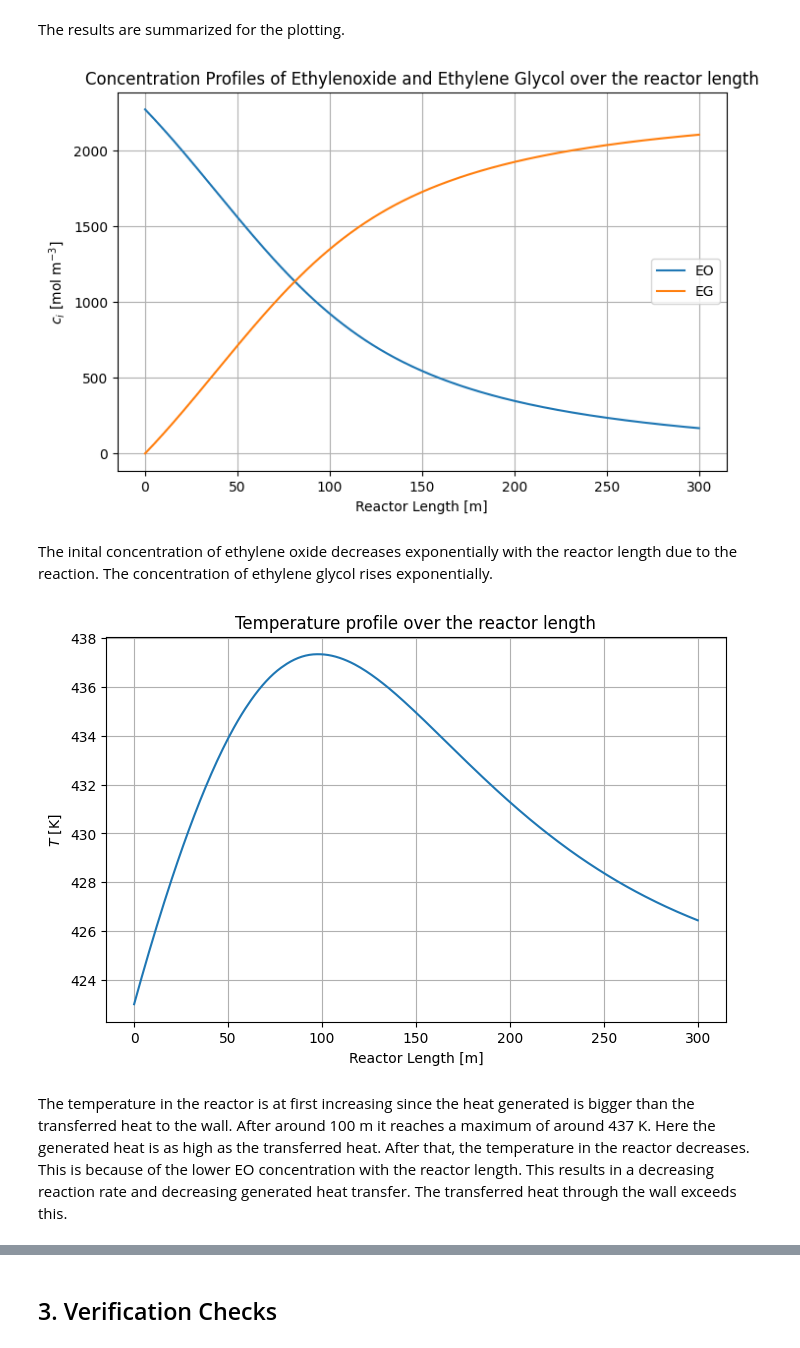
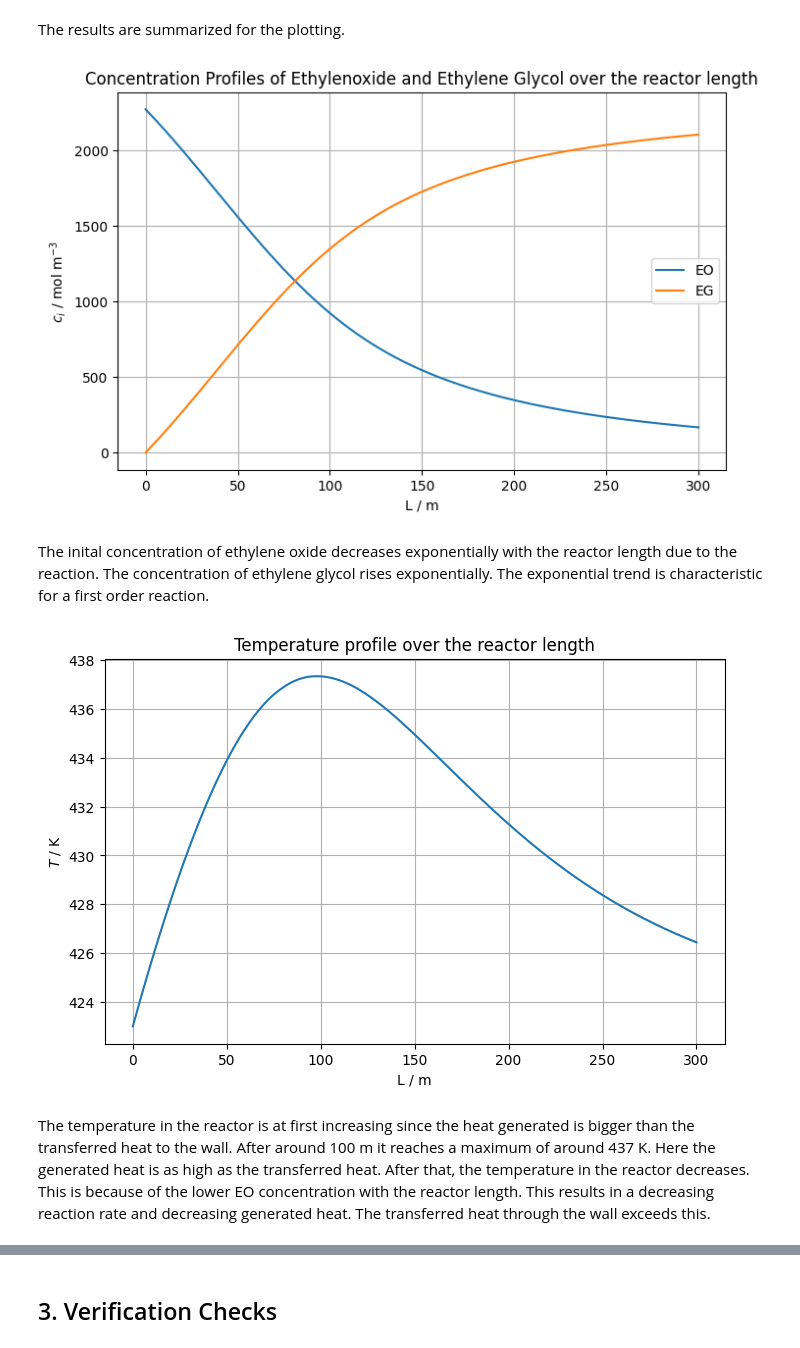
Before and after one commit to ivanna1398-dotcom/CRE-Assignment-3, a Jupyter notebook: Group 6 Assignment 3.0.ipynb, the cells around one changed output, grey strips where cells are left out. Drawn from its saved outputs; the diff is of its cells as text; code cells hidden in the pictures.

```diff
--- a/Group 6 Assignment 3.0.ipynb
+++ b/Group 6 Assignment 3.0.ipynb
@@ -239,28 +244,28 @@ X = (cEO0 - cEO) / cEO0
 plt.figure(figsize=(8,5))
 plt.plot(z, cEO, label='EO')
 plt.plot(z, cEG, label='EG')
-plt.xlabel('Reactor Length [m]')
-plt.ylabel('$c_i$ [mol m$^{-3}$]')
+plt.xlabel('L / m')
+plt.ylabel('$c_i$ / mol m$^{-3}$')
 plt.title('Concentration Profiles of Ethylenoxide and Ethylene Glycol over the reactor length')
 plt.legend()
 plt.grid()
 plt.show()
 # %% [output]
-[figure, old version]
+[figure, new version]
 # %% [markdown]
-The inital concentration of ethylene oxide decreases exponentially with the reactor length due to the reaction. The concentration of ethylene glycol rises exponentially.
+The inital concentration of ethylene oxide decreases exponentially with the reactor length due to the reaction. The concentration of ethylene glycol rises exponentially. The exponential trend is characteristic for a first order reaction.
 # %%
 plt.figure(figsize=(8,5))
 plt.plot(z, T)
-plt.xlabel('Reactor Length [m]')
-plt.ylabel('$T$ [K]')
+plt.xlabel('L / m')
+plt.ylabel('$T$ / K')
 plt.title('Temperature profile over the reactor length')
 plt.grid()
 plt.show()
 # %% [output]
-[figure, old version]
+[figure, new version]
 # %% [markdown]
-The temperature in the reactor is at first increasing since the heat generated is bigger than the transferred heat to the wall. After around 100 m it reaches a maximum of around 437 K. Here the generated heat is as high as the transferred heat. After that, the temperature in the reactor decreases. This is because of the lower EO concentration with the reactor length. This results in a decreasing reaction rate and decreasing generated heat transfer. The transferred heat through the wall exceeds this.
+The temperature in the reactor is at first increasing since the heat generated is bigger than the transferred heat to the wall. After around 100 m it reaches a maximum of around 437 K. Here the generated heat is as high as the transferred heat. After that, the temperature in the reactor decreases. This is because of the lower EO concentration with the reactor length. This results in a decreasing reaction rate and decreasing generated heat. The transferred heat through the wall exceeds this.
 # %%
 plt.figure(figsize=(8,5))
 plt.plot(z, X)
```
Also changed, not shown: parts of 11 cells of this notebook.
